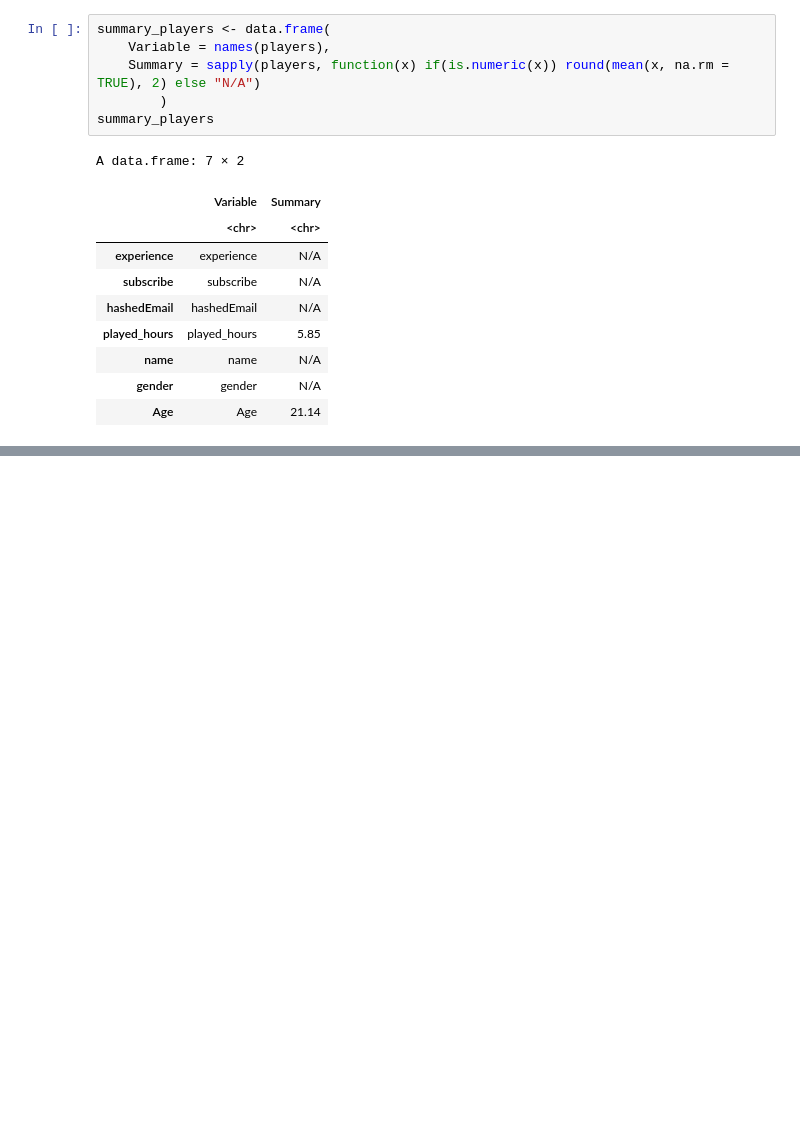
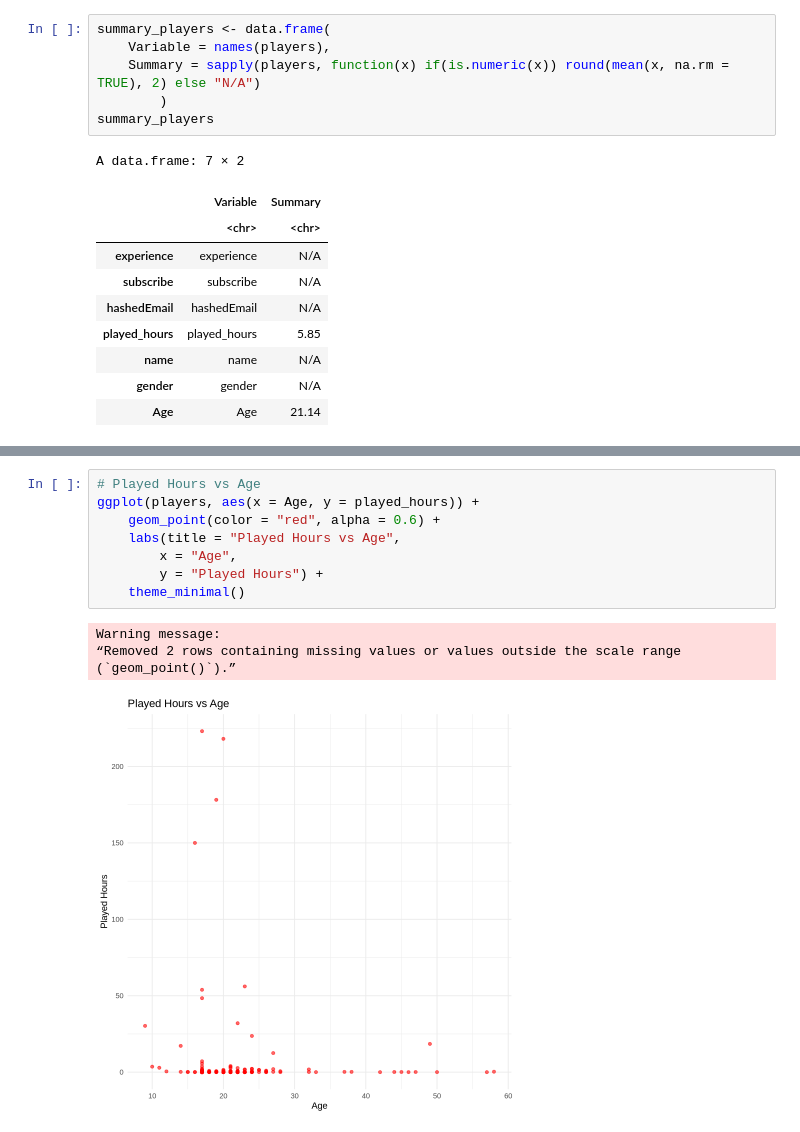
Before and after one commit to amandaarenn/DSCI-100-Individual-Project-Planning, a Jupyter notebook: Proj planning.ipynb, the cells around one changed output, grey strips where cells are left out. Saved outputs shown, nothing was run; the diff lists cells and outputs as text; blank space fills up the shorter version.

```diff
--- a/Proj planning.ipynb
+++ b/Proj planning.ipynb
@@ -132,0 +364,13 @@ A data.frame: 7 × 2
+# %%
+# Played Hours vs Age
+ggplot(players, aes(x = Age, y = played_hours)) +
+    geom_point(color = "red", alpha = 0.6) +
+    labs(title = "Played Hours vs Age",
+        x = "Age",
+        y = "Played Hours") +
+    theme_minimal()
+# %% [output]
+Warning message:
+“Removed 2 rows containing missing values or values outside the scale range
+(`geom_point()`).”
+[figure, added]
```
Also changed, not shown: parts of 17 cells of this notebook.
